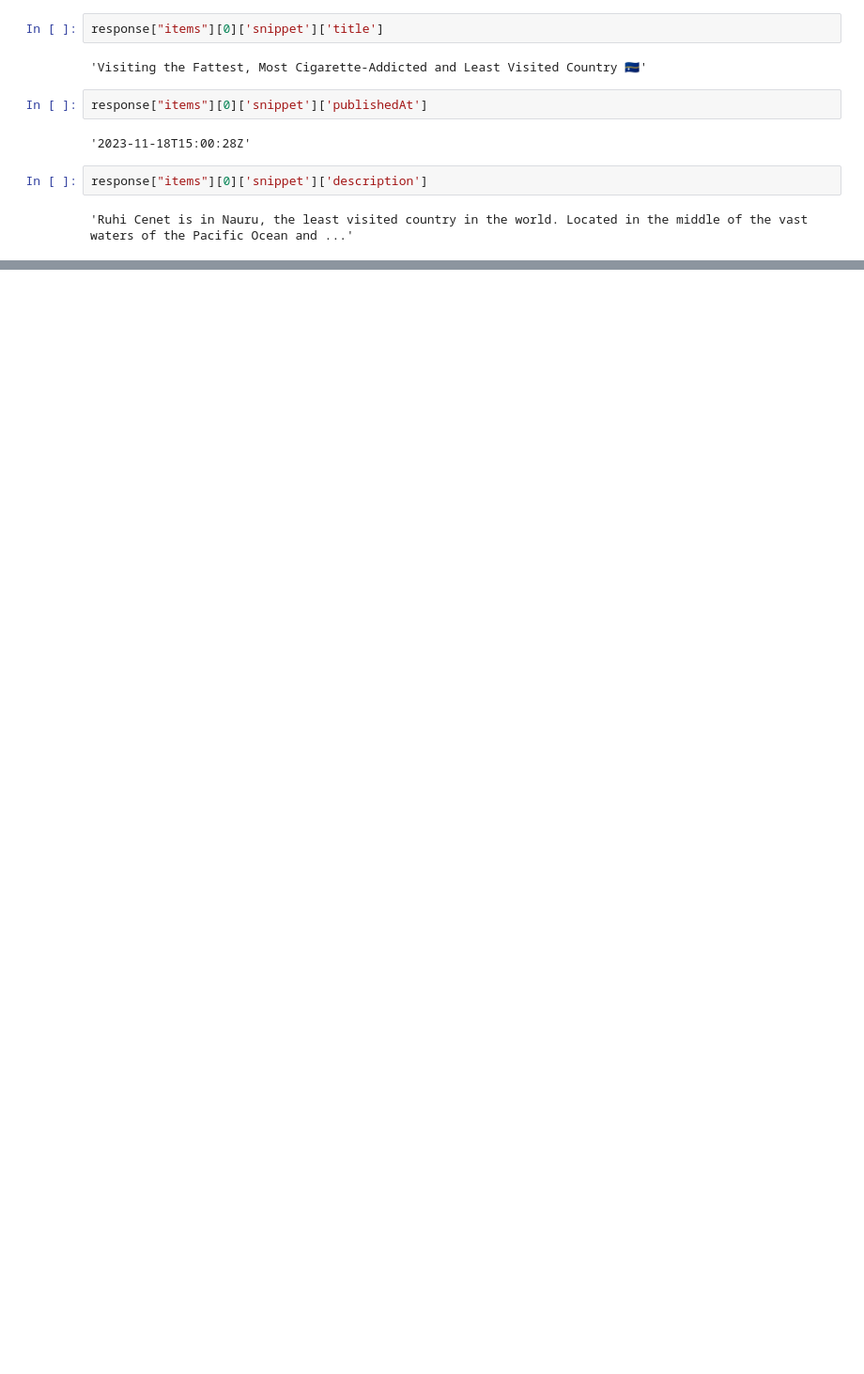
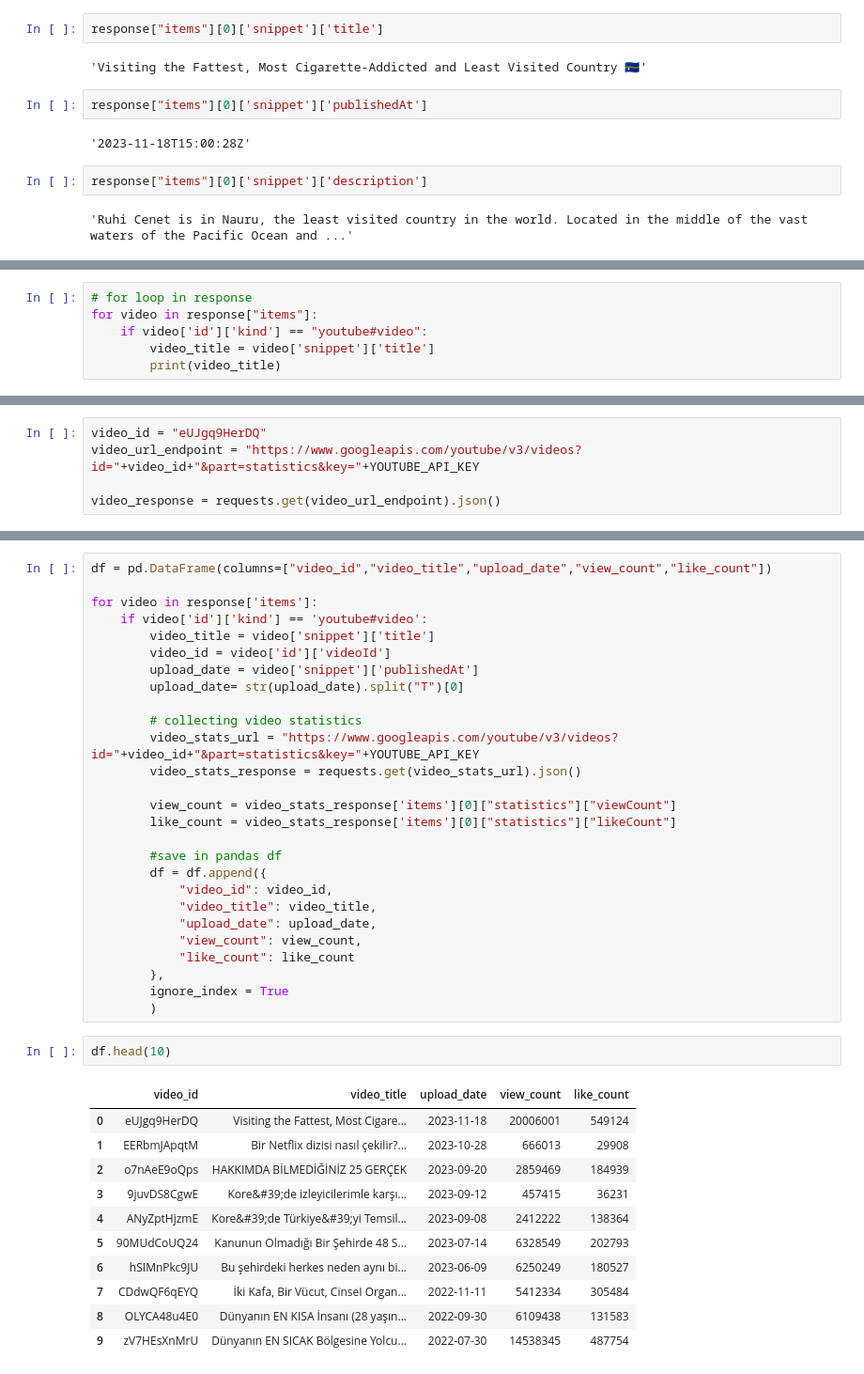
Before and after one commit to betuldemirdag/Ada_Lovelace_Projeler, a Jupyter notebook: 4-api-youtube.ipynb, the cells around one changed output, grey strips where cells are left out. Shown: that part at 94% size. Cells and saved outputs as stored; diff of their text form; blank space fills up the shorter version.

Commit message:
dataframe created

```diff
--- a/4-api-youtube.ipynb
+++ b/4-api-youtube.ipynb
@@ -73,0 +85,6 @@ response["items"][0]['snippet']['description']
+# %%
+# for loop in response
+for video in response["items"]:
+    if video['id']['kind'] == "youtube#video":
+        video_title = video['snippet']['title']
+        print(video_title)
@@ -73,0 +109,5 @@ response["items"][0]['snippet']['description']
+# %%
+video_id = "eUJgq9HerDQ"
+video_url_endpoint = "https://www.googleapis.com/youtube/v3/videos?id="+video_id+"&part=statistics&key="+YOUTUBE_API_KEY
+
+video_response = requests.get(video_url_endpoint).json()
@@ -73,0 +175,41 @@ response["items"][0]['snippet']['description']
+# %%
+df = pd.DataFrame(columns=["video_id","video_title","upload_date","view_count","like_count"])
+
+for video in response['items']:
+    if video['id']['kind'] == 'youtube#video':
+        video_title = video['snippet']['title']
+        video_id = video['id']['videoId']
+        upload_date = video['snippet']['publishedAt']
+        upload_date= str(upload_date).split("T")[0]
+
+        # collecting video statistics
+        video_stats_url = "https://www.googleapis.com/youtube/v3/videos?id="+video_id+"&part=statistics&key="+YOUTUBE_API_KEY
+        video_stats_response = requests.get(video_stats_url).json()
+
+        view_count = video_stats_response['items'][0]["statistics"]["viewCount"]
+        like_count = video_stats_response['items'][0]["statistics"]["likeCount"]
+
+        #save in pandas df
+        df = df.append({
+            "video_id": video_id,
+            "video_title": video_title,
+            "upload_date": upload_date,
+            "view_count": view_count,
+            "like_count": like_count
+        },
+        ignore_index = True
+        )
+# %%
+df.head(10)
+# %% [output]
+|  | video_id | video_title | upload_date | view_count | like_count |
+| 0 | eUJgq9HerDQ | Visiting the Fattest, Most Cigare... | 2023-11-18 | 20006001 | 549124 |
+| 1 | EERbmJApqtM | Bir Netflix dizisi nasıl çekilir?... | 2023-10-28 | 666013 | 29908 |
+| 2 | o7nAeE9oQps | HAKKIMDA BİLMEDİĞİNİZ 25 GERÇEK | 2023-09-20 | 2859469 | 184939 |
+| 3 | 9juvDS8CgwE | Kore&#39;de izleyicilerimle karşı... | 2023-09-12 | 457415 | 36231 |
+| 4 | ANyZptHjzmE | Kore&#39;de Türkiye&#39;yi Temsil... | 2023-09-08 | 2412222 | 138364 |
+| 5 | 90MUdCoUQ24 | Kanunun Olmadığı Bir Şehirde 48 S... | 2023-07-14 | 6328549 | 202793 |
+| 6 | hSIMnPkc9JU | Bu şehirdeki herkes neden aynı bi... | 2023-06-09 | 6250249 | 180527 |
+| 7 | CDdwQF6qEYQ | İki Kafa, Bir Vücut, CinseI Organ... | 2022-11-11 | 5412334 | 305484 |
+| 8 | OLYCA48u4E0 | Dünyanın EN KISA İnsanı (28 yaşın... | 2022-09-30 | 6109438 | 131583 |
+| 9 | zV7HEsXnMrU | Dünyanın EN SICAK Bölgesine Yolcu... | 2022-07-30 | 14538345 | 487754 |
```
Also changed, not shown: parts of 8 cells of this notebook.
